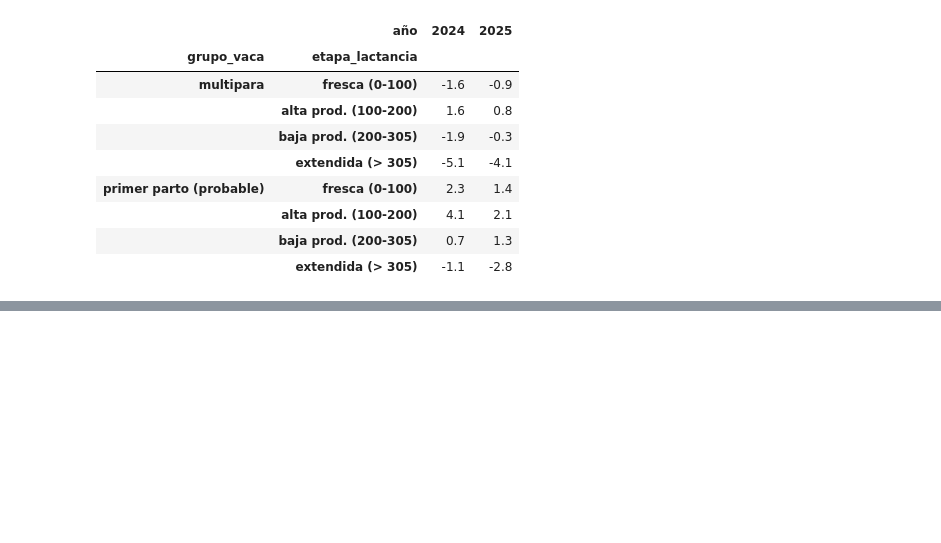
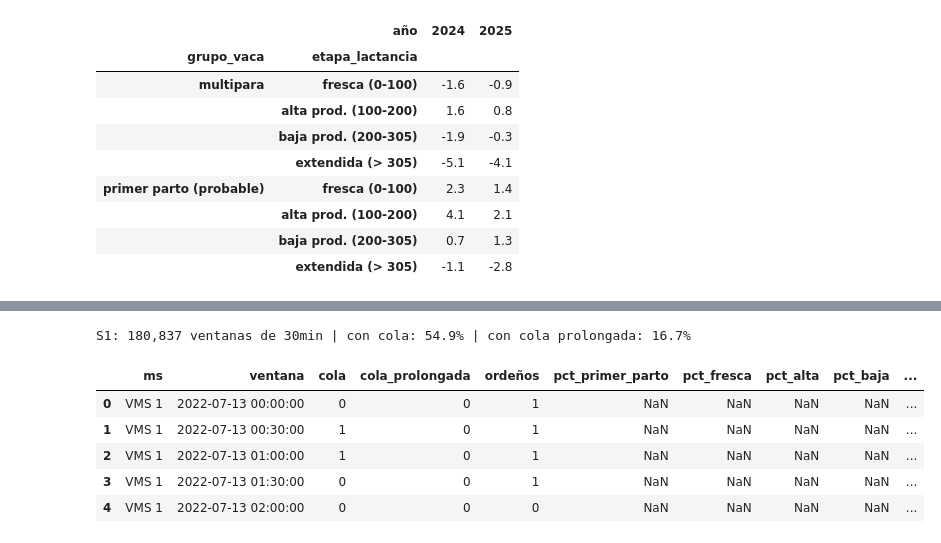
Before and after one commit to kamimartinez/VMS-prediction, a Jupyter notebook: notebooks/data/DataUnderstanding.ipynb, the cells around one changed output, grey strips where cells are left out. Drawn from its saved outputs; the diff is of its cells as text; code cells hidden in the pictures; blank space fills up the shorter version.

Commit message:
feat: add data subsets

```diff
--- a/notebooks/data/DataUnderstanding.ipynb
+++ b/notebooks/data/DataUnderstanding.ipynb
@@ -2000,0 +2208,66 @@ Entrada en cola vs promedio del mes (puntos porcentuales) por año:
+# %%
+# ==== 24.3 S1: Ventanas de tiempo por robot ====
+malla = pd.MultiIndex.from_product(
+    [sorted(s0["ms"].unique()),
+     pd.date_range(s0["hora_inicio"].min().floor(VENTANA), s0["fin"].max().floor(VENTANA), freq=VENTANA)],
+    names=["ms", "ventana"])
+
+def ventanas_de(eps):
+    """Pares (ms, ventana) que toca cada episodio."""
+    ini = eps["inicio"].dt.floor(VENTANA)
+    n = ((eps["fin"].dt.floor(VENTANA) - ini) / pd.Timedelta(VENTANA)).astype(int) + 1
+    rep = np.repeat(np.arange(len(eps)), n.values)
+    desfase = np.concatenate([np.arange(k) for k in n.values]) if len(n) else np.array([], int)
+    return pd.MultiIndex.from_arrays([eps["ms"].values[rep], ini.values[rep] + desfase * pd.Timedelta(VENTANA)],
+                                     names=["ms", "ventana"]).unique()
+
+s1 = pd.DataFrame(index=malla)
+s1["cola"] = s1.index.isin(ventanas_de(s3)).astype(int)
+s1["cola_prolongada"] = s1.index.isin(ventanas_de(s3[s3["prolongada"]])).astype(int)
+
+# Ordeños que empezaron en la ventana y su composición por etapa y grupo
+s0["ventana"] = s0["hora_inicio"].dt.floor(VENTANA)
+comp = (s0.groupby(["ms", "ventana"])
+          .agg(ordeños=("id_vaca", "size"),
+               minutos_ordeño=("duracion_min", "sum"),
+               pct_primer_parto=("es_primer_parto", "mean"),
+               pct_fresca=("es_fresca", "mean"),
+               pct_alta=("es_alta", "mean"),
+               pct_baja=("es_baja", "mean"),
+               pct_extendida=("es_extendida", "mean")))
+comp[pct_cols] = (comp[pct_cols] * 100).round(1)
+s1 = s1.join(comp)
+s1["ordeños"] = s1["ordeños"].fillna(0).astype(int)
+s1["minutos_ordeño"] = s1["minutos_ordeño"].fillna(0)
+
+# Variables temporales de la ventana
+s1 = s1.reset_index()
+s1["fecha"] = s1["ventana"].dt.normalize()
+s1["hora"] = s1["ventana"].dt.hour
+s1["dia_semana"] = s1["ventana"].dt.dayofweek
+s1["fin_de_semana"] = s1["dia_semana"] >= 5
+s1["mes"] = s1["ventana"].dt.to_period("M")
+s1["año"] = s1["ventana"].dt.year
+s1["min_desde_alimento"] = min_desde_alimento(s1["ventana"])
+s1["vacas_activas_dia"] = s1["fecha"].map(s0.groupby(s0["hora_inicio"].dt.normalize())["id_vaca"].nunique())
+
+# Ocupación de la ventana anterior del mismo robot (la de la misma ventana se omite: es casi la definición de cola)
+s1 = s1.sort_values(["ms", "ventana"])
+s1["ocupacion_ventana_anterior_pct"] = (s1.groupby("ms")["minutos_ordeño"].shift(1)
+                                        / (pd.Timedelta(VENTANA).total_seconds() / 60) * 100).clip(upper=100)
+
+# Excluir ventanas en horas en que los 3 robots estuvieron sin actividad (posible corte, sección 16.2)
+s1["hora_corte"] = s1["ventana"].dt.floor("h").isin(sin_actividad_total)
+s1 = s1[~s1["hora_corte"]].drop(columns=["hora_corte", "minutos_ordeño"]).reset_index(drop=True)
+
+print(f"S1: {len(s1):,} ventanas de {VENTANA} | con cola: {s1['cola'].mean():.1%} | "
+      f"con cola prolongada: {s1['cola_prolongada'].mean():.1%}")
+display(s1.head())
+# %% [output]
+S1: 180,837 ventanas de 30min | con cola: 54.9% | con cola prolongada: 16.7%
+|  | ms | ventana | cola | cola_prolongada | ordeños | pct_primer_parto | pct_fresca | pct_alta | pct_baja | ... |
+| 0 | VMS 1 | 2022-07-13 00:00:00 | 0 | 0 | 1 | NaN | NaN | NaN | NaN | ... |
+| 1 | VMS 1 | 2022-07-13 00:30:00 | 1 | 0 | 1 | NaN | NaN | NaN | NaN | ... |
+| 2 | VMS 1 | 2022-07-13 01:00:00 | 1 | 0 | 1 | NaN | NaN | NaN | NaN | ... |
+| 3 | VMS 1 | 2022-07-13 01:30:00 | 0 | 0 | 1 | NaN | NaN | NaN | NaN | ... |
+| 4 | VMS 1 | 2022-07-13 02:00:00 | 0 | 0 | 0 | NaN | NaN | NaN | NaN | ... |
```
Also changed, not shown: parts of 25 cells of this notebook.
